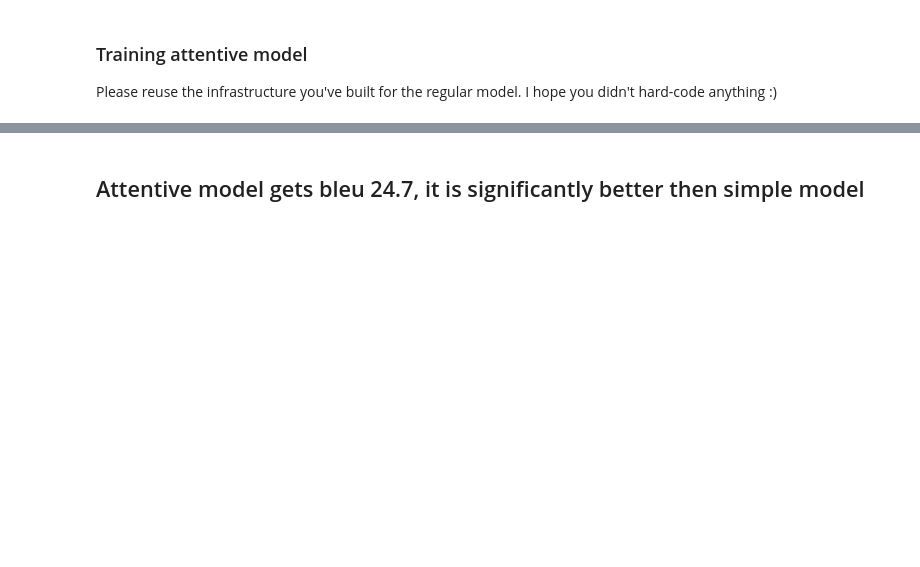
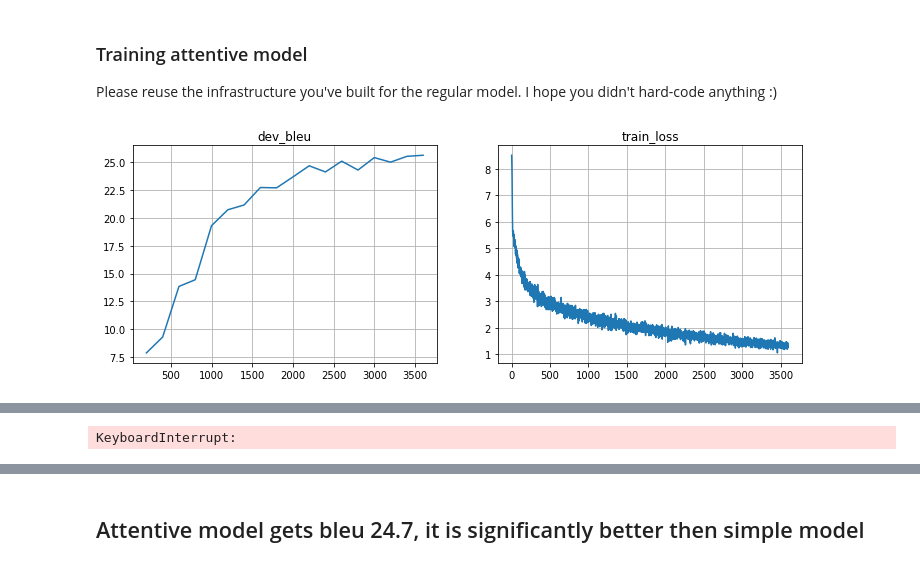
Before and after one commit to artemxx/NMT, a Jupyter notebook: main.ipynb, the cells around one changed output, grey strips where cells are left out. Cells and saved outputs as stored; diff of their text form; code cells hidden in the pictures; blank space fills up the shorter version.

```diff
--- a/main.ipynb
+++ b/main.ipynb
@@ -128,6 +129,6 @@ plt.hist(list(map(len, map(str.split, train_out))), bins=20);
 
 The code below contains a template for a simple encoder-decoder model: single GRU encoder/decoder, no attention or anything
 # %%
-device = 'cuda:5' if torch.cuda.is_available() else 'cpu'
+device = 'cuda:3' if torch.cuda.is_available() else 'cpu'
 device
 # %% [output]
@@ -260,7 +254,7 @@ def train_model(model, n_iters=15000, batch_size=64, lr=1e-3):
         opt.step()
 
         metrics['train_loss'].append((step, loss_t.item()))
-        if step % 100 == 0:
+        if step % 200 == 0:
             metrics['dev_bleu'].append((step, compute_bleu(model, dev_inp, dev_out)))
 
             clear_output(wait=True)
@@ -361,5 +466,7 @@ from my_models import AttentiveModel
 
 Please reuse the infrastructure you've built for the regular model. I hope you didn't hard-code anything :)
 # %%
-attentive_model = model = AttentiveModel(inp_voc, out_voc).to(device)
-%time train_model(attentive_model, n_iters=6000)
+attentive_model = AttentiveModel(inp_voc, out_voc).to(device)
+%time train_model(attentive_model, n_iters=6000, lr=1e-3, batch_size=128)
+# %% [output]
+[figure, added]
@@ -365,0 +474 @@ attentive_model = model = AttentiveModel(inp_voc, out_voc).to(device)
+KeyboardInterrupt:
```
Also changed, not shown: parts of 41 cells of this notebook, 1 other file.
